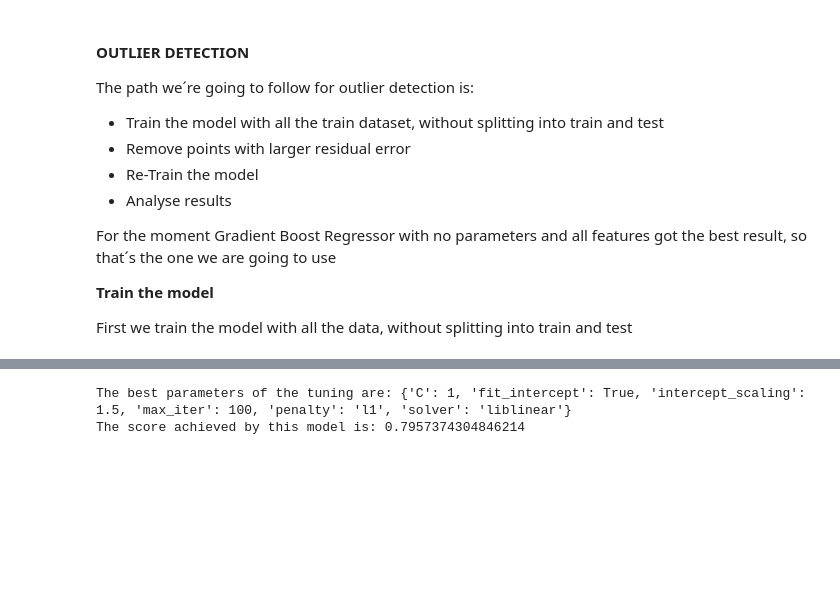
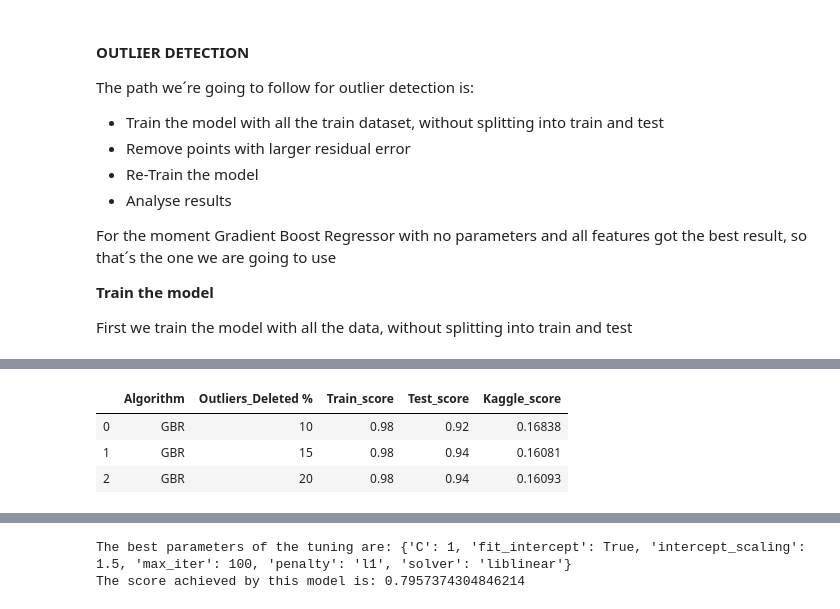
Before and after one commit to canceleiro/House-Prizes, a Jupyter notebook: House_prizes.ipynb, the cells around one changed output, grey strips where cells are left out. Saved outputs shown, nothing was run; the diff lists cells and outputs as text; code cells hidden in the pictures; blank space fills up the shorter version.

Commit message:
ADD ALGORITHM TUNING

```diff
--- a/House_prizes.ipynb
+++ b/House_prizes.ipynb
@@ -677,22 +653,23 @@ X = df_train1.drop("SalePrice", axis=1).copy()
 y = df_train1["SalePrice"]
 X_K = df_test1.drop("SalePrice", axis=1).copy() #K of Kaggle
 
+X_train, X_test, y_train, y_test = train_test_split(X, y, test_size=0.2, random_state=42)
+
 #I test different number of features and keep the one with best restults
 pca = PCA(100)
-pca.fit(X)
+pca.fit(X_train)
 
-X_pca = pca.transform(X)
+X_train_pca = pca.transform(X_train)
+X_test_pca = pca.transform(X_test)
 X_K_pca = pca.transform(X_K)
-
-X_train, X_test, y_train, y_test = train_test_split(X_pca, y, test_size=0.2, random_state=42)
 # %%
 #I create the model and score it
 clf = GradientBoostingRegressor()
-clf.fit(X_train, y_train)
-y_pred = clf.predict(X_test)
+clf.fit(X_train_pca, y_train)
+y_pred = clf.predict(X_test_pca)
 y_K = clf.predict(X_K_pca)
-train_score = clf.score(X_train, y_train)
-test_score = clf.score(X_test, y_test)
+train_score = clf.score(X_train_pca, y_train)
+test_score = clf.score(X_test_pca, y_test)
 
 scores2 = scores2.append({'Algorithm': 'Gradient Boosting Regressor','Feature Reduction': 'PCA (100)',
                           'Train_score' :train_score.astype(float), 'Test_score' : test_score.astype(float)}, ignore_index = True)
@@ -936,0 +794,18 @@ models.sort_values(by='Score', ascending=False)
+# %%
+#create dataframe of results
+scores_outliers = pd.DataFrame(columns=['Algorithm','Outliers_Deleted %','Train_score','Test_score'])
+
+#deleting 10% results
+perc = 90
+no_outliers = model_no_outliers(90,'Kaggle/09_GBR_NoOutliers_90.csv')
+scores_outliers = scores_outliers.append({'Algorithm' : 'GBR' , 'Outliers_Deleted %': (100-perc),'Train_score' :no_outliers[0] , 'Test_score' : no_outliers[1]} , ignore_index=True)
+
+# #deleting 15% results
+perc = 85
+no_outliers = model_no_outliers(85,'Kaggle/10_GBR_NoOutliers_85.csv')
+scores_outliers = scores_outliers.append({'Algorithm' : 'GBR' , 'Outliers_Deleted %': (100-perc),'Train_score' :no_outliers[0] , 'Test_score' : no_outliers[1]} , ignore_index=True)
+
+# #deleting 20% results
+perc = 80
+no_outliers = model_no_outliers(85,'Kaggle/11_GBR_NoOutliers_80.csv')
+scores_outliers = scores_outliers.append({'Algorithm' : 'GBR' , 'Outliers_Deleted %': (100-perc),'Train_score' :no_outliers[0] , 'Test_score' : no_outliers[1]} , ignore_index=True)
@@ -940,0 +829,10 @@ We´ve send the top 3 algorithms to Kaggle to see how do they perform there, and
+# %%
+K_scores = [0.16838, 0.16081, 0.16093]
+scores_outliers['Kaggle_score'] = K_scores
+# %%
+scores_outliers
+# %% [output]
+|  | Algorithm | Outliers_Deleted % | Train_score | Test_score | Kaggle_score |
+| 0 | GBR | 10 | 0.98 | 0.92 | 0.16838 |
+| 1 | GBR | 15 | 0.98 | 0.94 | 0.16081 |
+| 2 | GBR | 20 | 0.98 | 0.94 | 0.16093 |
```
Also changed, not shown: parts of 22 cells of this notebook.
